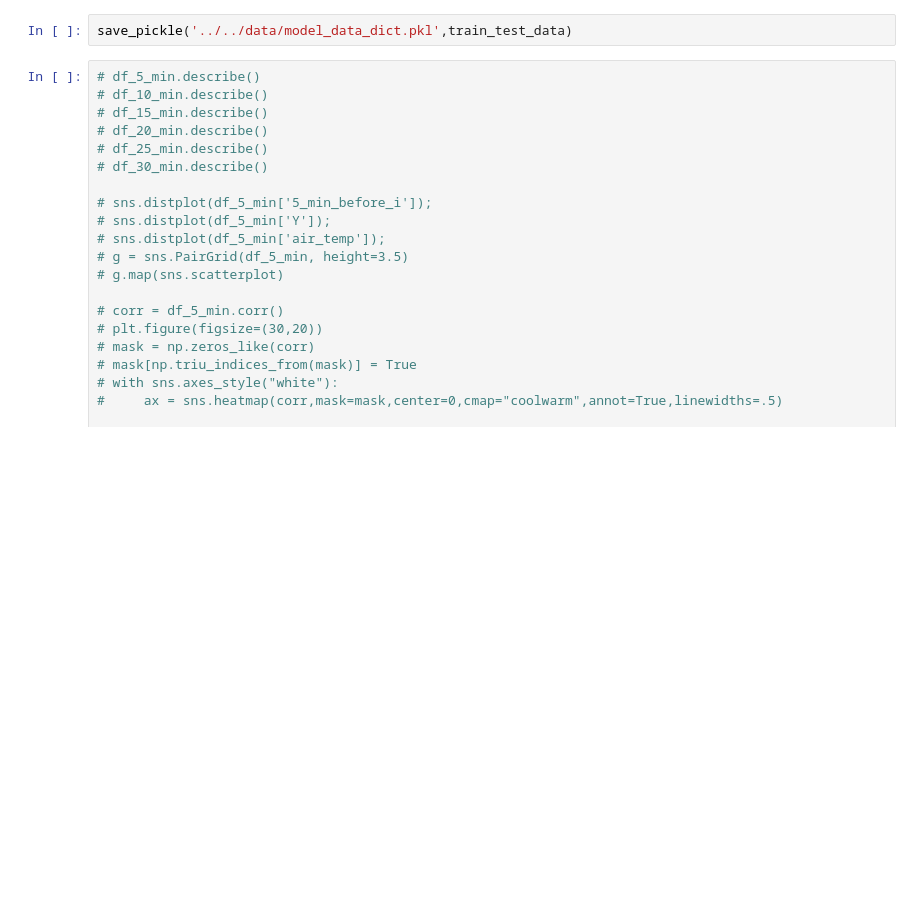
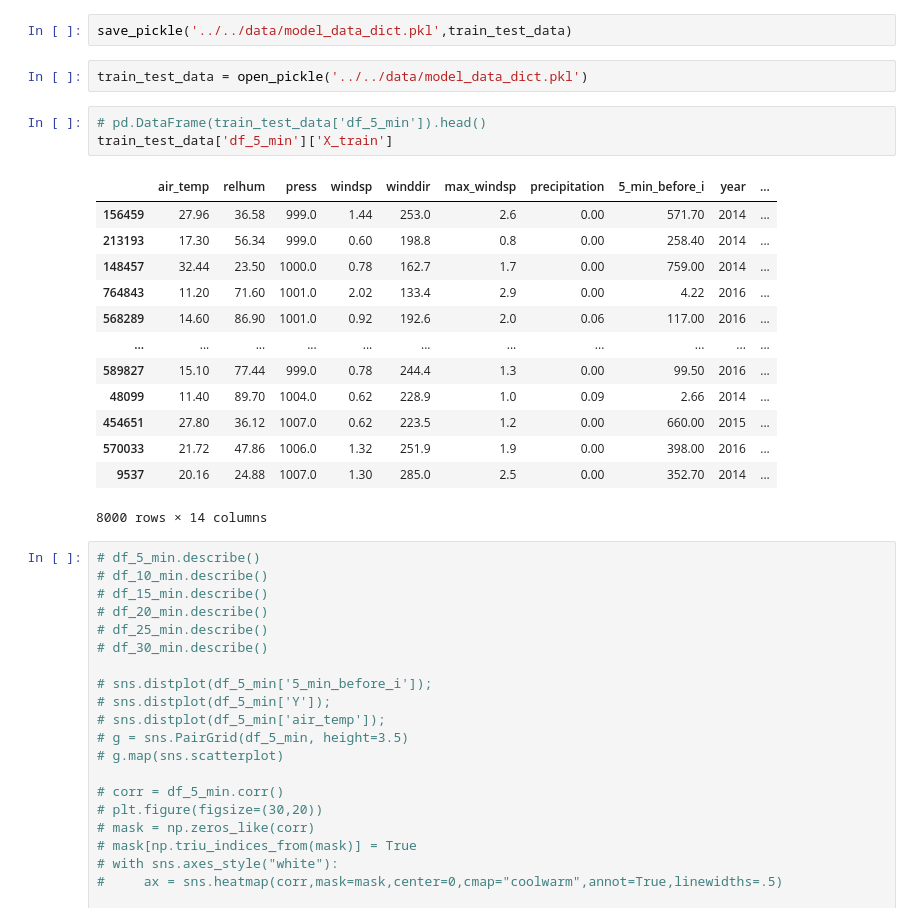
Before and after one commit to elenasm7/Research_paper_data, a Jupyter notebook: Data_preprocessing.ipynb, the cells around one changed output. Drawn from its saved outputs; the diff is of its cells as text; blank space fills up the shorter version.

```diff
--- a/Data_preprocessing.ipynb
+++ b/Data_preprocessing.ipynb
@@ -423,6 +422,25 @@ print(df_name)
 df_5_min
 # %%
 save_pickle('../../data/model_data_dict.pkl',train_test_data)
+# %%
+train_test_data = open_pickle('../../data/model_data_dict.pkl')
+# %%
+# pd.DataFrame(train_test_data['df_5_min']).head()
+train_test_data['df_5_min']['X_train']
+# %% [output]
+|  | air_temp | relhum | press | windsp | winddir | max_windsp | precipitation | 5_min_before_i | year | ... |
+| 156459 | 27.96 | 36.58 | 999.0 | 1.44 | 253.0 | 2.6 | 0.00 | 571.70 | 2014 | ... |
+| 213193 | 17.30 | 56.34 | 999.0 | 0.60 | 198.8 | 0.8 | 0.00 | 258.40 | 2014 | ... |
+| 148457 | 32.44 | 23.50 | 1000.0 | 0.78 | 162.7 | 1.7 | 0.00 | 759.00 | 2014 | ... |
+| 764843 | 11.20 | 71.60 | 1001.0 | 2.02 | 133.4 | 2.9 | 0.00 | 4.22 | 2016 | ... |
+| 568289 | 14.60 | 86.90 | 1001.0 | 0.92 | 192.6 | 2.0 | 0.06 | 117.00 | 2016 | ... |
+| ... | ... | ... | ... | ... | ... | ... | ... | ... | ... | ... |
+| 589827 | 15.10 | 77.44 | 999.0 | 0.78 | 244.4 | 1.3 | 0.00 | 99.50 | 2016 | ... |
+| 48099 | 11.40 | 89.70 | 1004.0 | 0.62 | 228.9 | 1.0 | 0.09 | 2.66 | 2014 | ... |
+| 454651 | 27.80 | 36.12 | 1007.0 | 0.62 | 223.5 | 1.2 | 0.00 | 660.00 | 2015 | ... |
+| 570033 | 21.72 | 47.86 | 1006.0 | 1.32 | 251.9 | 1.9 | 0.00 | 398.00 | 2016 | ... |
+| 9537 | 20.16 | 24.88 | 1007.0 | 1.30 | 285.0 | 2.5 | 0.00 | 352.70 | 2014 | ... |
+8000 rows × 14 columns
 # %%
 # df_5_min.describe()
 # df_10_min.describe()
```
Also changed, not shown: parts of 2 cells of this notebook.
